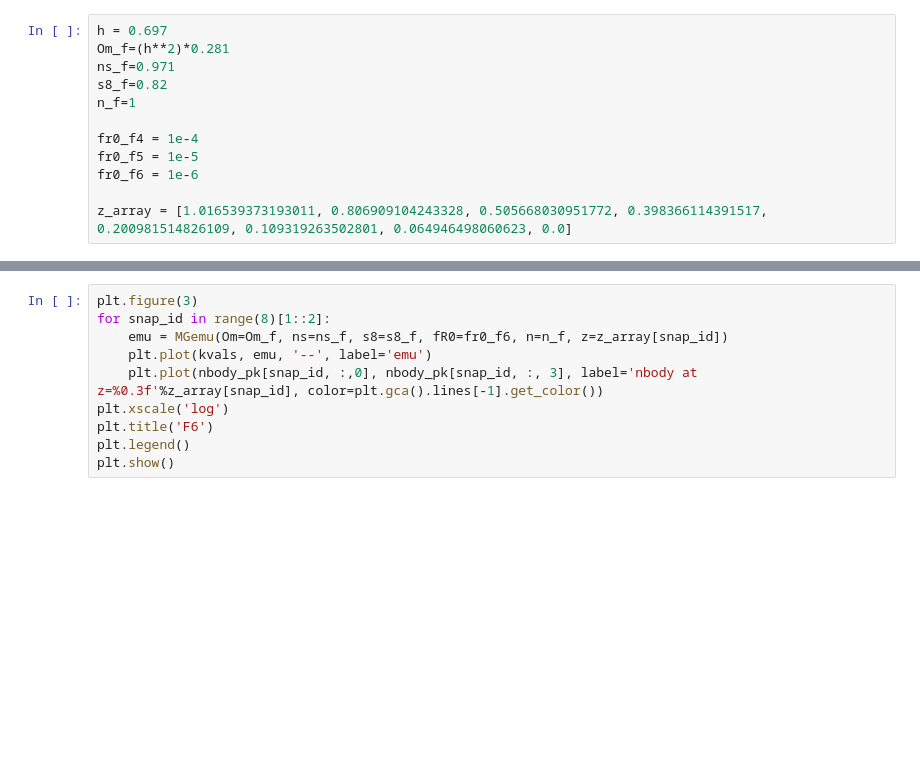
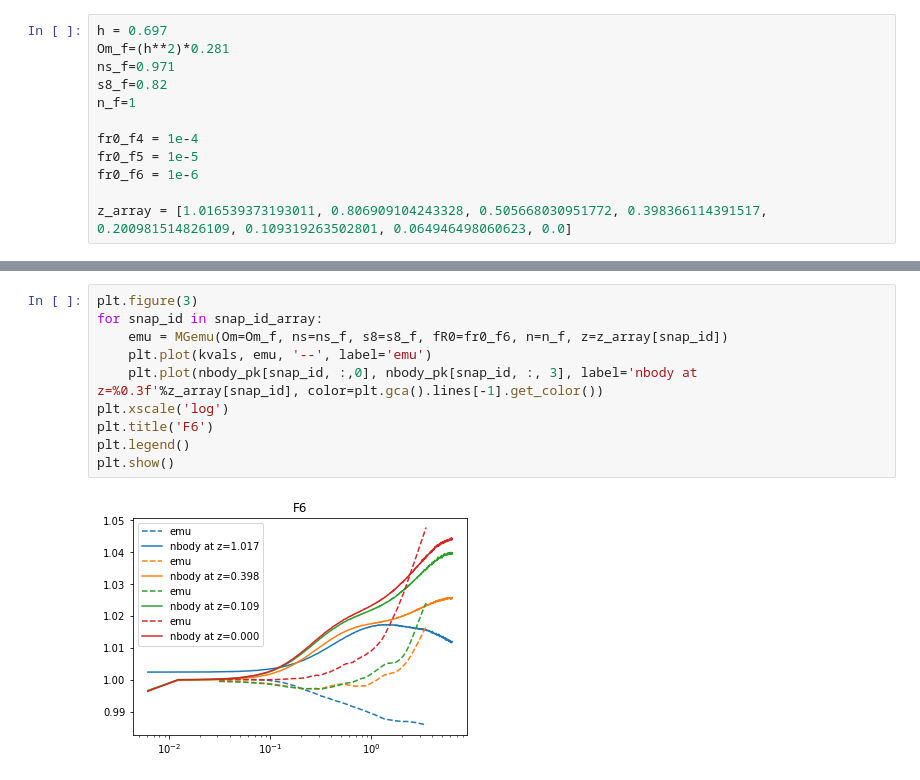
Before and after one commit to nesar/MGemulator, a Jupyter notebook: MGemu_z_allSnaps.ipynb, the cells around one changed output, grey strips where cells are left out. Saved outputs shown, nothing was run; the diff lists cells and outputs as text; blank space fills up the shorter version.

```diff
--- a/MGemu_z_allSnaps.ipynb
+++ b/MGemu_z_allSnaps.ipynb
@@ -133,10 +136,12 @@ plt.show()
 # %%
 plt.figure(3)
-for snap_id in range(8)[1::2]:
+for snap_id in snap_id_array:
     emu = MGemu(Om=Om_f, ns=ns_f, s8=s8_f, fR0=fr0_f6, n=n_f, z=z_array[snap_id])
     plt.plot(kvals, emu, '--', label='emu')
     plt.plot(nbody_pk[snap_id, :,0], nbody_pk[snap_id, :, 3], label='nbody at z=%0.3f'%z_array[snap_id], color=plt.gca().lines[-1].get_color())
 plt.xscale('log')
 plt.title('F6')
 plt.legend()
 plt.show()
+# %% [output]
+[figure, added]
```
Also changed, not shown: parts of 3 cells of this notebook.
